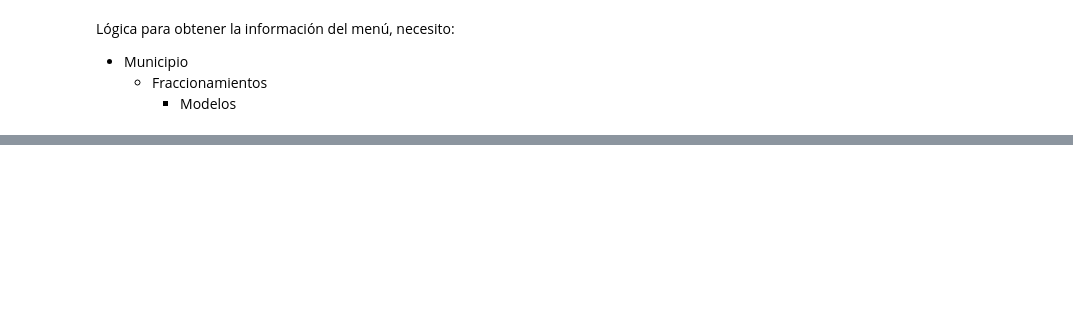
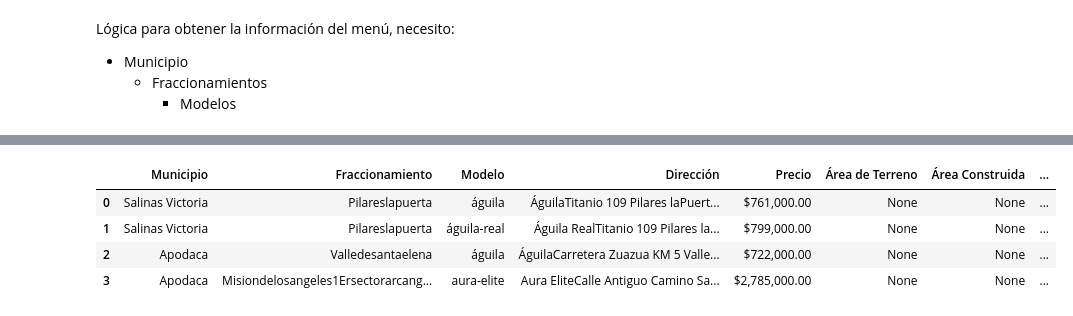
Before and after one commit to taquero-programador/tuhabi, a Jupyter notebook: scrap/Test.ipynb, the cells around one changed output, grey strips where cells are left out. Saved outputs shown, nothing was run; the diff lists cells and outputs as text; code cells hidden in the pictures; blank space fills up the shorter version.

```diff
--- a/scrap/Test.ipynb
+++ b/scrap/Test.ipynb
@@ -569,0 +1067,72 @@ for a in dic_tags.items():
+# %%
+import requests
+from bs4 import BeautifulSoup
+from selenium import webdriver
+from selenium.webdriver.common.by import By
+from selenium.webdriver.support.ui import WebDriverWait
+from selenium.webdriver.support import expected_conditions as EC
+from urllib.parse import quote
+import pandas as pd
+
+
+driver = webdriver.Chrome()
+driver.maximize_window()
+
+for municipio, fraccionamientos in inmo.items():
+    for fraccionamiento, modelos in fraccionamientos.items():
+        for modelo, detalles in modelos.items():
+            base_url = f'https://www.javer.com.mx/desarrollos/{fraccionamiento}/propiedad/{modelo}'
+            url = base_url.format(
+                fraccionamiento=quote(fraccionamiento, safe=''),
+                modelo=quote(modelo, safe='')
+            )
+            driver.get(url)
+
+            try:
+                precio_lista = WebDriverWait(driver, 10).until(
+                    EC.presence_of_element_located((By.XPATH, "//p[contains(text(), 'Lista de precios')]"))
+                )
+
+                precio_lista.click()
+
+                #WebDriverWait(driver, 10).until(EC.presence_of_element_located((By.TAG_NAME, 'building-info-col')))
+                #WebDriverWait(driver, 10).until(EC.presence_of_element_located((By.TAG_NAME, 'property-price')))
+                #WebDriverWait(driver, 10).until(EC.presence_of_element_located((By.TAG_NAME, 'area_terreno')))
+                #WebDriverWait(driver, 10).until(EC.presence_of_element_located((By.TAG_NAME, 'area_construida')))
+
+                # sopa.find_all("h2", class_ = "woocommerce-loop-product__title")
+                soup = BeautifulSoup(driver.page_source, 'html.parser')
+                direccion = soup.find('div', class_ = 'building-info-col').get_text()  # address
+                precio = soup.find('p', class_ = 'property-price').get_text()  # price
+                area_terreno = None #soup.find('p', class_ = 'property-price').get_text() # pxm
+                area_construida = None # info
+                details = soup.find('div', class_ = 'bis-icon-row bir-1').get_text() # details
+
+                inmo[municipio][fraccionamiento][modelo]['address'] = direccion
+                inmo[municipio][fraccionamiento][modelo]['price'] = precio
+                inmo[municipio][fraccionamiento][modelo]['ground_area'] = area_terreno
+                inmo[municipio][fraccionamiento][modelo]['area'] = area_construida
+                inmo[municipio][fraccionamiento][modelo]['details'] = details
+
+            except Exception as e:
+                print(f"Error al procesar la página {url}: {str(e)}")
+
+driver.quit()
+
+def clean(args):
+    return args.replace('-', '').title()
+
+df = pd.DataFrame([(clean(municipio), clean(fraccionamiento), modelo, detalles['address'], detalles['price'], detalles['ground_area'], detalles['area'],
+                   detalles['details'])
+                   for municipio, fraccionamientos in inmo.items()
+                   for fraccionamiento, modelos in fraccionamientos.items()
+                   for modelo, detalles in modelos.items()],
+                  columns=['Municipio', 'Fraccionamiento', 'Modelo', 'Dirección', 'Precio', 'Área de Terreno', 'Área Construida', 'Características'])
+
+df
+# %% [output]
+|  | Municipio | Fraccionamiento | Modelo | Dirección | Precio | Área de Terreno | Área Construida | ... |
+| 0 | Salinas Victoria | Pilareslapuerta | águila | ÁguilaTitanio 109 Pilares laPuert... | $761,000.00 | None | None | ... |
+| 1 | Salinas Victoria | Pilareslapuerta | águila-real | Águila RealTitanio 109 Pilares la... | $799,000.00 | None | None | ... |
+| 2 | Apodaca | Valledesantaelena | águila | ÁguilaCarretera Zuazua KM 5 Valle... | $722,000.00 | None | None | ... |
+| 3 | Apodaca | Misiondelosangeles1Ersectorarcang... | aura-elite | Aura EliteCalle Antiguo Camino Sa... | $2,785,000.00 | None | None | ... |
```
Also changed, not shown: parts of 16 cells of this notebook, 24 other files.
